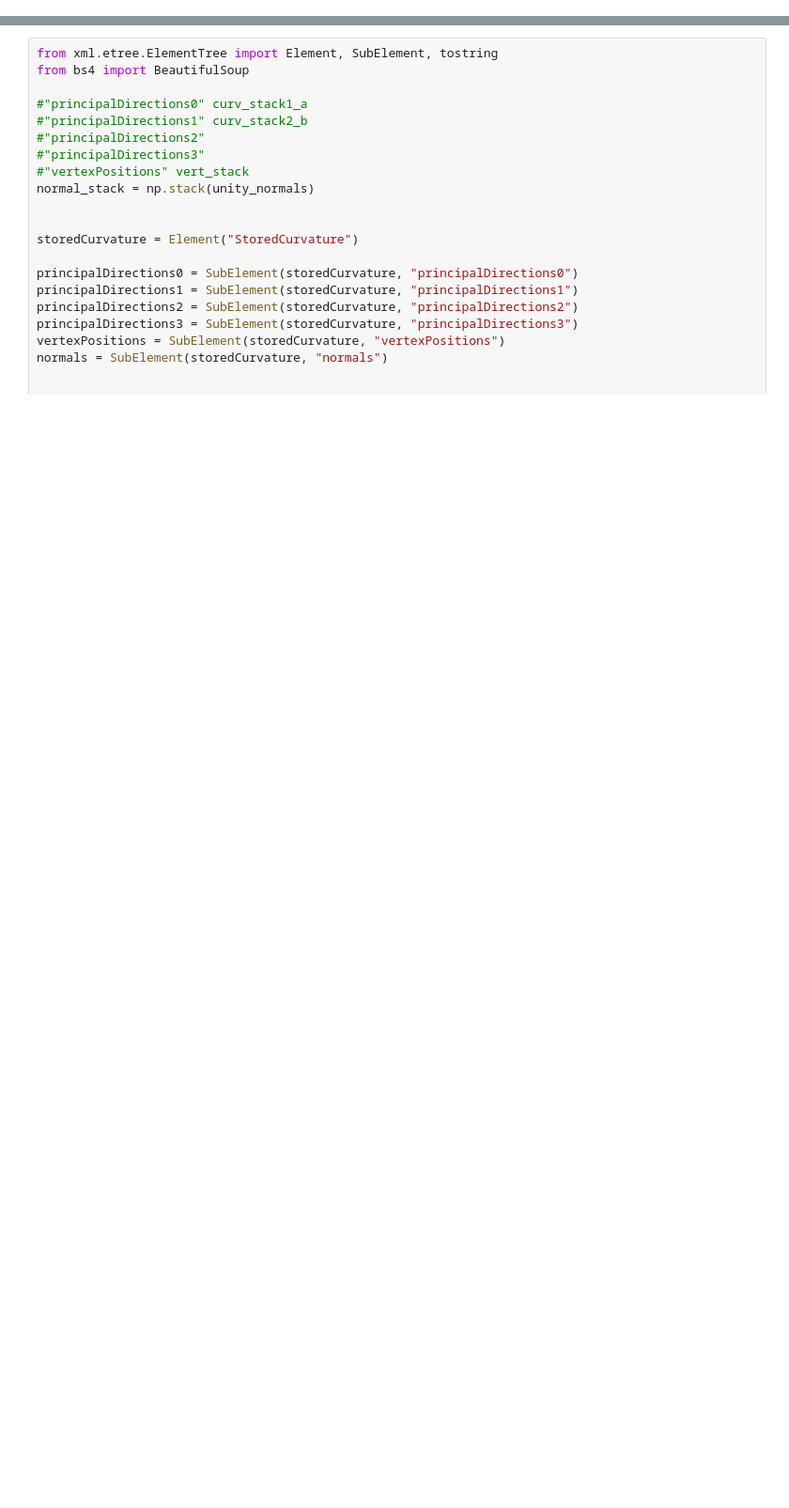
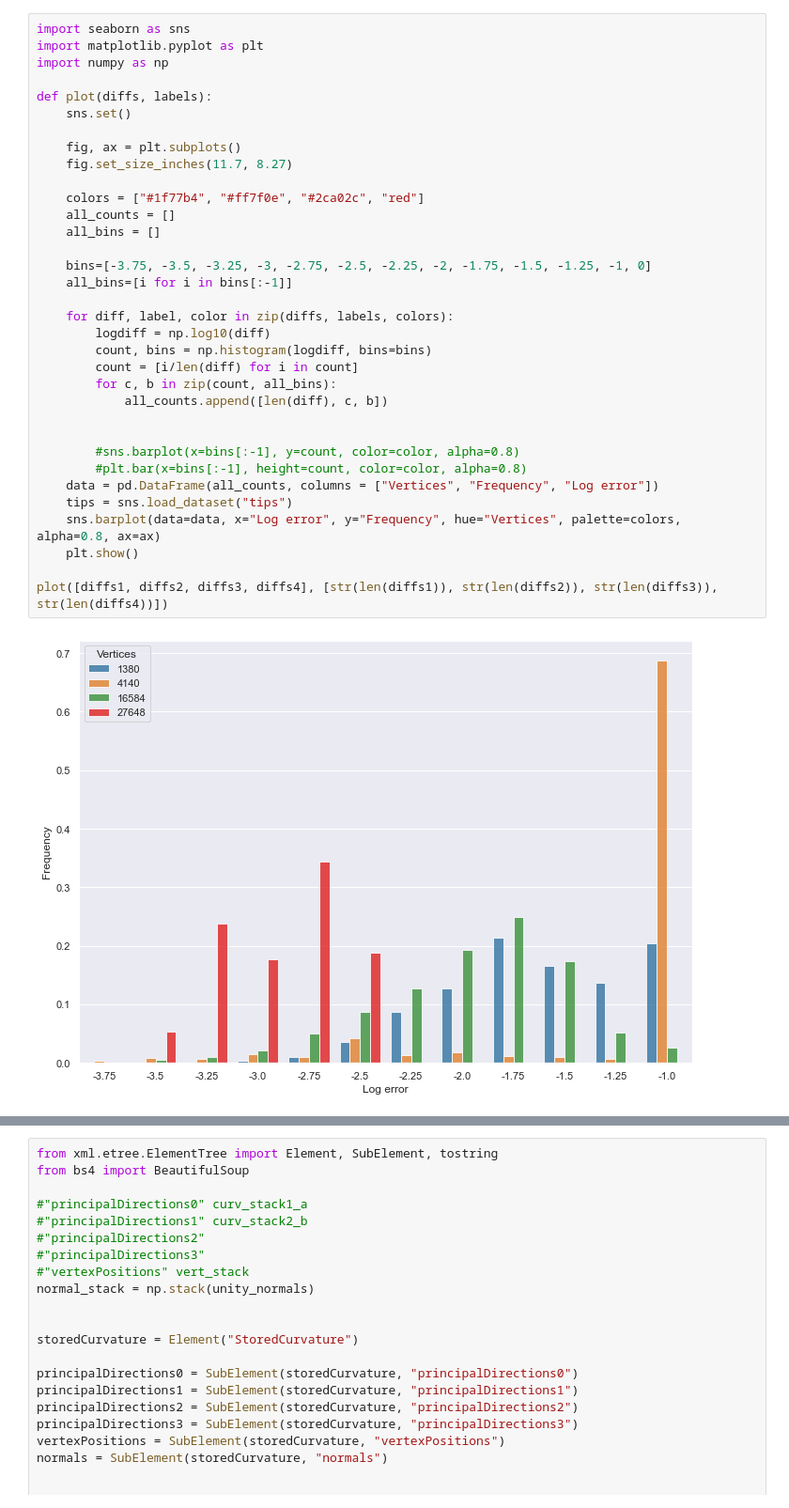
Before and after one commit to isadorasalvetti/py-curvature-computation, a Jupyter notebook: AnaliticVsNumericTorus.ipynb, the cells around one changed output, grey strips where cells are left out. Shown: that part at 94% size. Cells and saved outputs as stored; diff of their text form; blank space fills up the shorter version.

```diff
--- a/AnaliticVsNumericTorus.ipynb
+++ b/AnaliticVsNumericTorus.ipynb
@@ -77,0 +227,36 @@ Max z: 0.25000003
+# %%
+import seaborn as sns
+import matplotlib.pyplot as plt
+import numpy as np
+
+def plot(diffs, labels):
+    sns.set()
+
+    fig, ax = plt.subplots()
+    fig.set_size_inches(11.7, 8.27)
+
+    colors = ["#1f77b4", "#ff7f0e", "#2ca02c", "red"]
+    all_counts = []
+    all_bins = []
+
+    bins=[-3.75, -3.5, -3.25, -3, -2.75, -2.5, -2.25, -2, -1.75, -1.5, -1.25, -1, 0]
+    all_bins=[i for i in bins[:-1]]
+
+    for diff, label, color in zip(diffs, labels, colors):
+        logdiff = np.log10(diff)
+        count, bins = np.histogram(logdiff, bins=bins)
+        count = [i/len(diff) for i in count]
+        for c, b in zip(count, all_bins):
+            all_counts.append([len(diff), c, b])
+
+
+        #sns.barplot(x=bins[:-1], y=count, color=color, alpha=0.8)
+        #plt.bar(x=bins[:-1], height=count, color=color, alpha=0.8)
+    data = pd.DataFrame(all_counts, columns = ["Vertices", "Frequency", "Log error"])
+    tips = sns.load_dataset("tips")
+    sns.barplot(data=data, x="Log error", y="Frequency", hue="Vertices", palette=colors, alpha=0.8, ax=ax)
+    plt.show()
+
+plot([diffs1, diffs2, diffs3, diffs4], [str(len(diffs1)), str(len(diffs2)), str(len(diffs3)), str(len(diffs4))])
+# %% [output]
+[figure, added]
```
Also changed, not shown: parts of 20 cells of this notebook, 1 other file.
